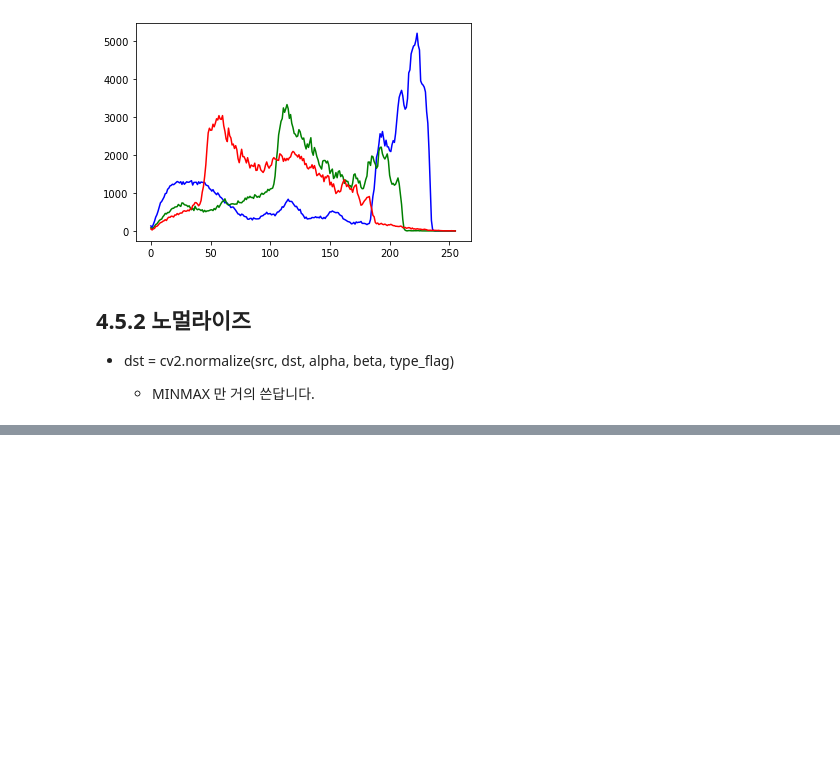
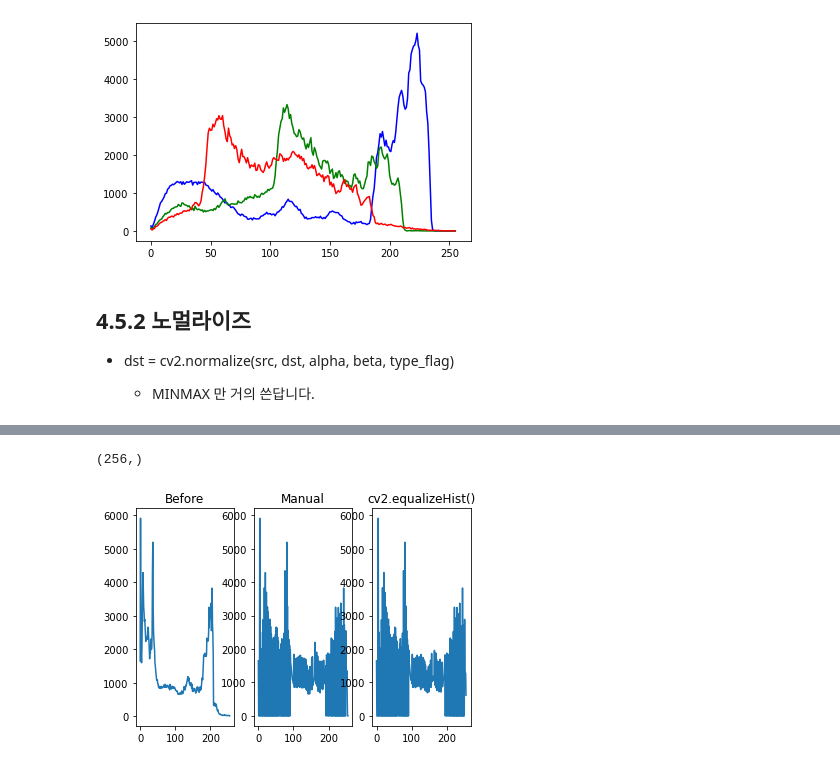
Before and after one commit to Sanggoe/Image-processing-programming, a Jupyter notebook: 201020 8주차, 9주차, 10주차 - 영상처리 기초 연습.ipynb, the cells around one changed output, grey strips where cells are left out. Cells and saved outputs as stored; diff of their text form; code cells hidden in the pictures; blank space fills up the shorter version.

```diff
--- a/201020 8주차, 9주차 - 영상처리 기초 연습.ipynb
+++ b/201020 8주차, 9주차, 10주차 - 영상처리 기초 연습.ipynb
@@ -641,0 +648,44 @@ cv2.destroyAllWindows()
+# %%
+import cv2
+import numpy as np
+import matplotlib.pylab as plt
+
+#--① 대상 영상으로 그레이 스케일로 읽기
+img = cv2.imread('img/yate.jpg', cv2.IMREAD_GRAYSCALE)
+rows, cols = img.shape[:2]
+
+#--② 이퀄라이즈 연산을 직접 적용
+hist = cv2.calcHist([img], [0], None, [256], [0, 256]) #히스토그램 계산
+cdf = hist.cumsum() # 누적 확률 함수            # 누적 히스토그램 합 구하는 함수
+cdf_m = np.ma.masked_equal(cdf, 0)                    # 0(zero)인 값을 NaN으로 제거
+cdf_m = (cdf_m - cdf_m.min()) /(rows * cols) * 255   # 이퀄라이즈 히스토그램 계산
+                    #분모 / 전체 이미지 크기
+cdf = np.ma.filled(cdf_m,0).astype('uint8')             # NaN을 다시 0으로 환원
+print(cdf.shape)
+img2 = cdf[img]                                         # 히스토그램을 픽셀로 맵핑
+
+
+#--③ OpenCV API로 이퀄라이즈 히스토그램 적용
+img3 = cv2.equalizeHist(img) # 오픈CV로 하면 한줄로 끝남...
+# 따라서 굳이 매뉴얼로 할 필요 없다.
+
+
+#--④ 이퀄라이즈 결과 히스토그램 계산
+hist2 = cv2.calcHist([img2], [0], None, [256], [0, 256])
+hist3 = cv2.calcHist([img3], [0], None, [256], [0, 256])
+
+#--⑤ 결과 출력
+cv2.imshow('Before', img)
+cv2.imshow('Manual', img2)
+cv2.imshow('cv2.equalizeHist()', img3)
+hists = {'Before':hist, 'Manual':hist2, 'cv2.equalizeHist()':hist3}
+for i, (k, v) in enumerate(hists.items()):
+    plt.subplot(1,3,i+1)
+    plt.title(k)
+    plt.plot(v)
+plt.show()
+cv2.waitKey()
+cv2.destroyAllWindows()
+# %% [output]
+(256,)
+[figure, added]
```
Also changed, not shown: parts of 15 cells of this notebook, 3 other files.
